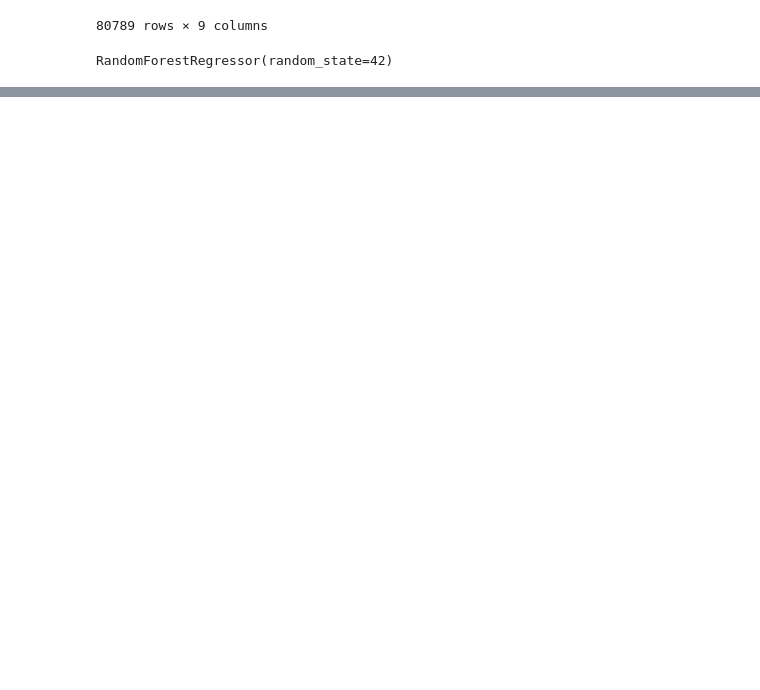
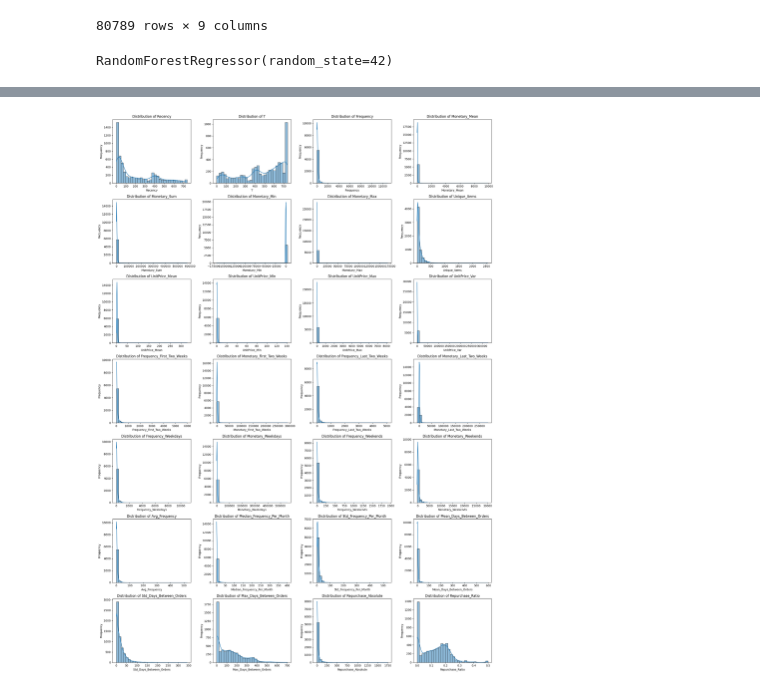
Before and after one commit to data-4381-capstone/CustomerLifetimeValuePrediction, a Jupyter notebook: Code/Capstone.ipynb, the cells around one changed output, grey strips where cells are left out. Cells and saved outputs as stored; diff of their text form; code cells hidden in the pictures; blank space fills up the shorter version.

```diff
--- a/Code/Capstone.ipynb
+++ b/Code/Capstone.ipynb
@@ -2260,0 +2506,4 @@ rfm_test
+# %%
+data = pd.read_csv("data2.csv")
+# %%
+data['InvoiceDate'] = pd.to_datetime(data['InvoiceDate'])
@@ -2260,0 +2529,3 @@ rfm_test
+# %%
+# Ensure all_customers is a DataFrame
+all_customers = data['Customer ID'].unique()
@@ -2260,0 +2667,2 @@ rfm_test
+# %%
+rfm = calculate_rfm_features(data, all_customers)
@@ -2260,0 +2709,33 @@ rfm_test
+# %%
+rfm_columns = [
+    'Recency', 'T', 'Frequency', 'Monetary_Mean', 'Monetary_Sum', 'Monetary_Min', 'Monetary_Max',
+    'Unique_Items', 'UnitPrice_Mean', 'UnitPrice_Min', 'UnitPrice_Max', 'UnitPrice_Var',
+    'Frequency_First_Two_Weeks', 'Monetary_First_Two_Weeks', 'Frequency_Last_Two_Weeks',
+    'Monetary_Last_Two_Weeks', 'Frequency_Weekdays', 'Monetary_Weekdays', 'Frequency_Weekends',
+    'Monetary_Weekends', 'Avg_Frequency', 'Median_Frequency_Per_Month', 'Std_Frequency_Per_Month',
+    'Mean_Days_Between_Orders', 'Std_Days_Between_Orders', 'Max_Days_Between_Orders',
+    'Repurchase_Absolute', 'Repurchase_Ratio'
+]
+
+# Set up a plotting grid
+n_cols = 4
+n_rows = (len(rfm_columns) + n_cols - 1) // n_cols  # Calculate rows needed
+
+fig, axes = plt.subplots(n_rows, n_cols, figsize=(20, n_rows * 4))
+axes = axes.flatten()
+
+# Plot a distribution for each feature in `rfm_columns`
+for i, col in enumerate(rfm_columns):
+    sns.histplot(rfm[col], ax=axes[i], kde=True, bins=30)
+    axes[i].set_title(f'Distribution of {col}')
+    axes[i].set_xlabel(col)
+    axes[i].set_ylabel('Frequency')
+
+# Hide any unused subplots
+for j in range(i + 1, len(axes)):
+    axes[j].axis('off')
+
+plt.tight_layout()
+plt.show()
+# %% [output]
+[figure, added]
```
Also changed, not shown: parts of 82 cells of this notebook, 1 other file.
